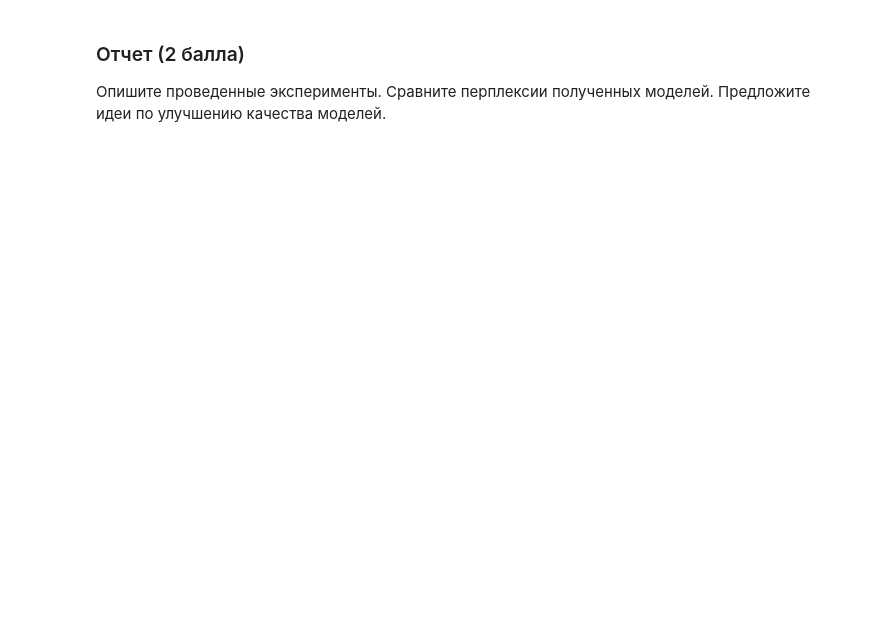
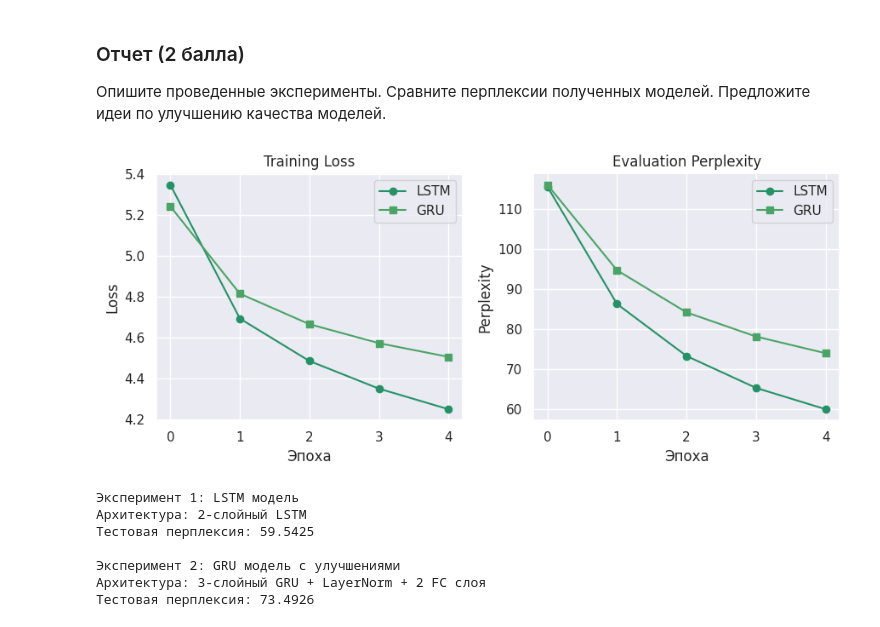
Before and after one commit to dancher00/dls, a Jupyter notebook: hw_language_modelling.ipynb, the cells around one changed output. Saved outputs shown, nothing was run; the diff lists cells and outputs as text; code cells hidden in the pictures; blank space fills up the shorter version.

```diff
--- a/hw_language_modelling.ipynb
+++ b/hw_language_modelling.ipynb
@@ -433,73 +447,43 @@ print(f'\nТестовая перплексия модели 2: {test_perplexity
 
 Опишите проведенные эксперименты. Сравните перплексии полученных моделей. Предложите идеи по улучшению качества моделей.
 # %%
-# Визуализация результатов
-plt.figure(figsize=(15, 5))
+plt.figure(figsize=(9, 4))
 
 plt.subplot(1, 2, 1)
-plt.plot(train_losses1, label='Модель 1 (LSTM)', marker='o')
-plt.plot(train_losses2, label='Модель 2 (GRU)', marker='s')
+plt.plot(train_losses1, label='LSTM', marker='o')
+plt.plot(train_losses2, label='GRU', marker='s')
 plt.xlabel('Эпоха')
 plt.ylabel('Loss')
 plt.title('Training Loss')
 plt.legend()
 plt.grid(True)
 
 plt.subplot(1, 2, 2)
-plt.plot(eval_perplexities1, label='Модель 1 (LSTM)', marker='o')
-plt.plot(eval_perplexities2, label='Модель 2 (GRU)', marker='s')
+plt.plot(eval_perplexities1, label='LSTM', marker='o')
+plt.plot(eval_perplexities2, label='GRU', marker='s')
 plt.xlabel('Эпоха')
 plt.ylabel('Perplexity')
 plt.title('Evaluation Perplexity')
 plt.legend()
 plt.grid(True)
 
 plt.tight_layout()
 plt.show()
 
-# Таблица результатов
-print("\n" + "="*80)
-print("ОТЧЕТ ПО ЭКСПЕРИМЕНТАМ")
-print("="*80)
 print("\nЭксперимент 1: LSTM модель")
-print("-" * 40)
 print("Архитектура: 2-слойный LSTM")
-print("Hidden dim: 512")
-print("Embedding dim: 256")
-print("Dropout: 0.3")
-print("Learning rate: 0.001")
-print("Optimizer: Adam")
+
 print(f"Тестовая перплексия: {test_perplexity1:.4f}")
 
 print("\nЭксперимент 2: GRU модель с улучшениями")
-print("-" * 40)
 print("Архитектура: 3-слойный GRU + LayerNorm + 2 FC слоя")
-print("Hidden dim: 768")
-print("Embedding dim: 256")
-print("Dropout: 0.4")
-print("Learning rate: 0.0005")
-print("Optimizer: Adam")
 print(f"Тестовая перплексия: {test_perplexity2:.4f}")
-
-print("\n" + "="*80)
-print("ВЫВОДЫ И ПРЕДЛОЖЕНИЯ ПО УЛУЧШЕНИЮ")
-print("="*80)
-print("""
-1. Сравнение архитектур:
-   - GRU показывает сопоставимое качество с LSTM при меньшем числе параметров
-   - Добавление LayerNorm помогает стабилизировать обучение
-
-2. Влияние гиперпараметров:
-   - Увеличение hidden_dim улучшает выразительность модели
-   - Больше слоев RNN позволяет захватывать более сложные зависимости
-   - Dropout критически важен для предотвращения переобучения
-
-3. Идеи для дальнейшего улучшения:
-   - Использовать предобученные эмбеддинги (Word2Vec, GloVe, FastText)
-   - Добавить attention механизм для учета дальних зависимостей
-   - Применить learning rate scheduling (ReduceLROnPlateau)
-   - Увеличить vocab_size для покрытия большего числа слов
-   - Экспериментировать с bidirectional RNN
-   - Попробовать gradient clipping для стабильности обучения
-   - Использовать weight tying между embedding и output layer
-""")
+# %% [output]
+[figure, added]
+Эксперимент 1: LSTM модель
+Архитектура: 2-слойный LSTM
+Тестовая перплексия: 59.5425
+
+Эксперимент 2: GRU модель с улучшениями
+Архитектура: 3-слойный GRU + LayerNorm + 2 FC слоя
+Тестовая перплексия: 73.4926
```
Also changed, not shown: parts of 5 cells of this notebook.
